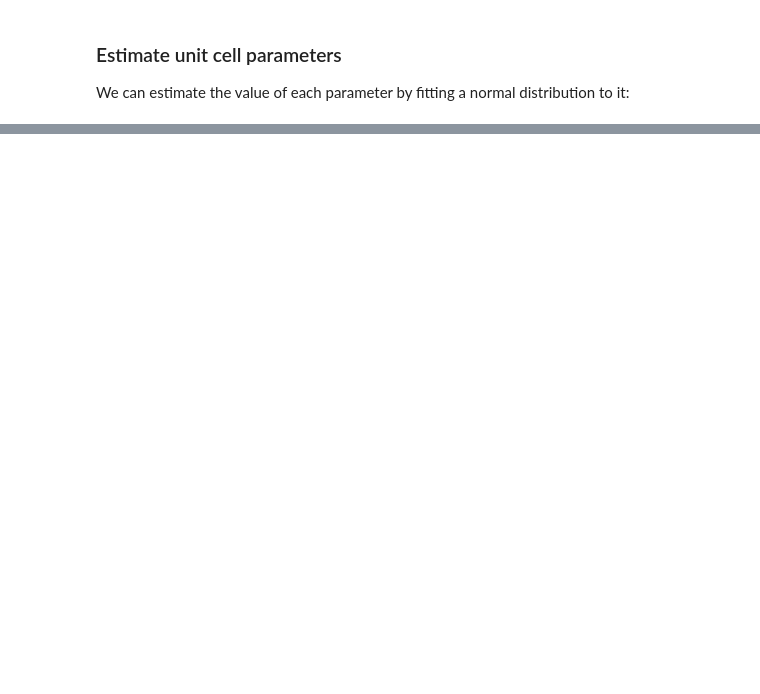
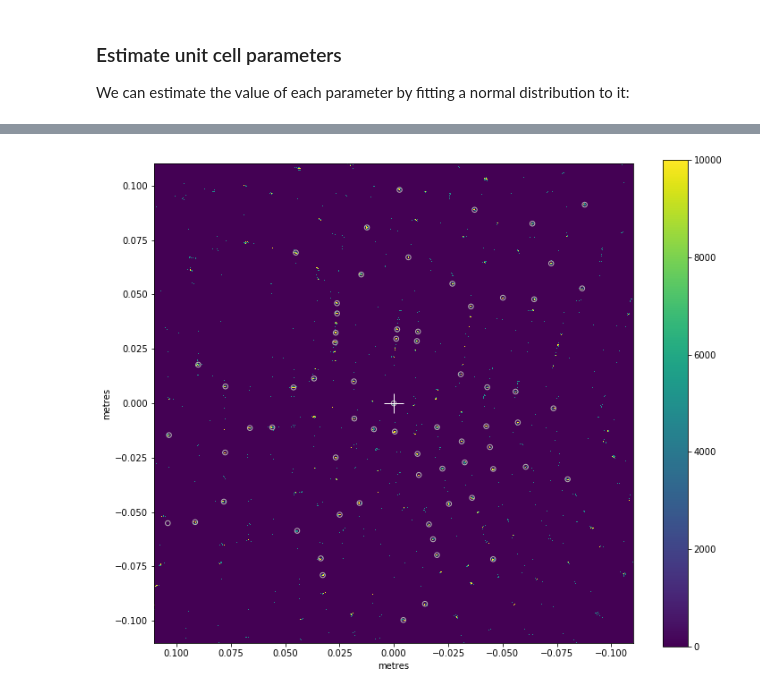
Before and after one commit to JunCEEE/crystalProject, a Jupyter notebook: src/analysis/crystFEL_index/CrystFEL indexing.ipynb, the cells around one changed output, grey strips where cells are left out. Saved outputs shown, nothing was run; the diff lists cells and outputs as text; code cells hidden in the pictures; blank space fills up the shorter version.

```diff
--- a/src/analysis/crystFEL_index/CrystFEL indexing.ipynb
+++ b/src/analysis/crystFEL_index/CrystFEL indexing.ipynb
@@ -173,0 +225,5 @@ fig.tight_layout()
+# %%
+peaks_found = read_peak_lists('out-xn.stream')
+# %%
+peak_tbl = peaks_found['0000001//']['peaks']
+peak_tbl
@@ -173,0 +246,11 @@ fig.tight_layout()
+# %%
+module_no = np.zeros(len(peak_tbl), dtype=np.uint32)
+peak_coords = geom.data_coords_to_positions(module_no, peak_tbl['ss/px'], peak_tbl['fs/px'])
+peak_x = peak_coords[:, 0]
+peak_y = peak_coords[:, 1]
+# %%
+fig, ax = plt.subplots(figsize=(12,10))
+geom.plot_data_fast(frame[np.newaxis], axis_units='m', ax=ax, vmin=0, vmax=10000)
+ax.scatter(peak_x, peak_y, s=30, marker='o', facecolor='none', edgecolor='0.7');
+# %% [output]
+[figure, added]
```
Also changed, not shown: parts of 41 cells of this notebook, 1 other file.
